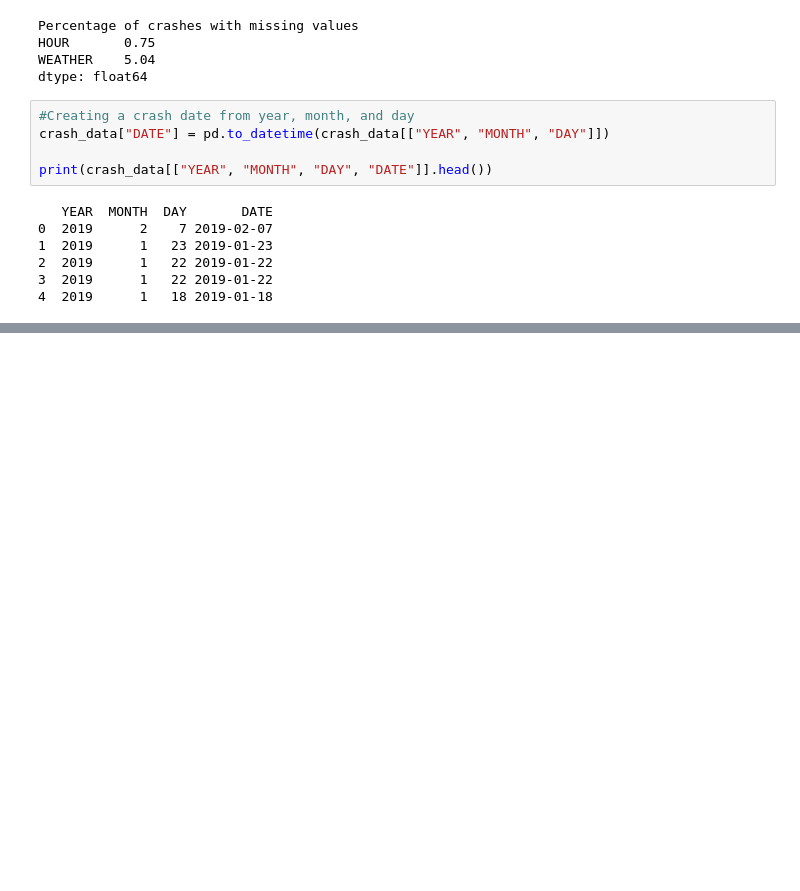
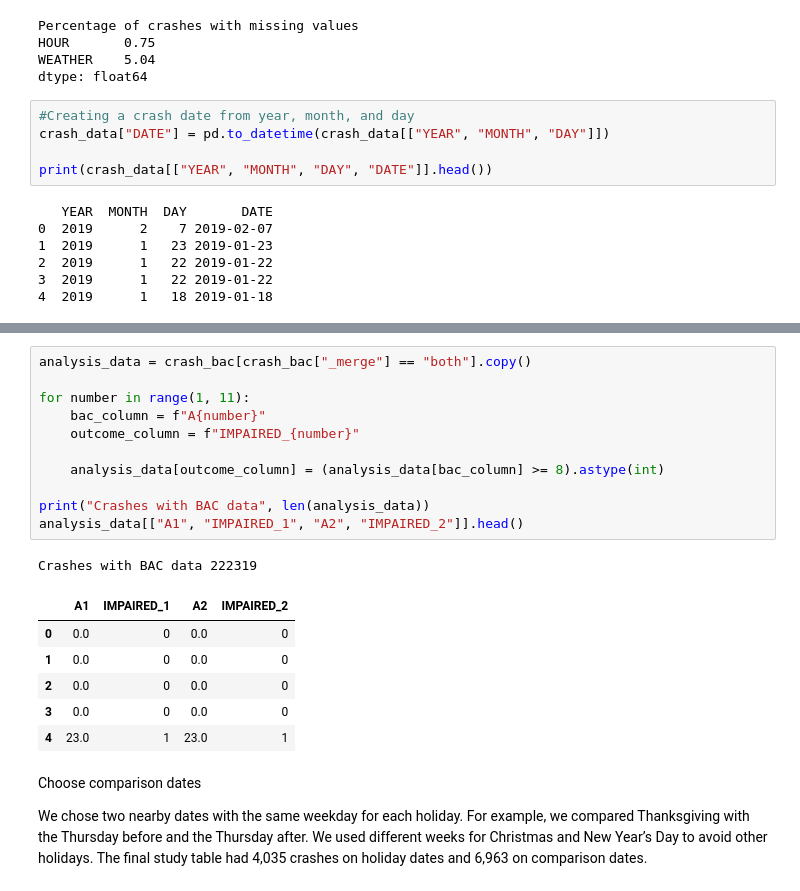
Before and after one commit to Prashriya/DS-325-Final-Project, a Jupyter notebook: FinalProject.ipynb, the cells around one changed output, grey strips where cells are left out. Drawn from its saved outputs; the diff is of its cells as text; blank space fills up the shorter version.

```diff
--- a/FinalProject.ipynb
+++ b/FinalProject.ipynb
@@ -157,0 +177,24 @@ print(holiday_starts)
+# %%
+analysis_data = crash_bac[crash_bac["_merge"] == "both"].copy()
+
+for number in range(1, 11):
+    bac_column = f"A{number}"
+    outcome_column = f"IMPAIRED_{number}"
+
+    analysis_data[outcome_column] = (analysis_data[bac_column] >= 8).astype(int)
+
+print("Crashes with BAC data", len(analysis_data))
+analysis_data[["A1", "IMPAIRED_1", "A2", "IMPAIRED_2"]].head()
+# %% [output]
+Crashes with BAC data 222319
+|  | A1 | IMPAIRED_1 | A2 | IMPAIRED_2 |
+| 0 | 0.0 | 0 | 0.0 | 0 |
+| 1 | 0.0 | 0 | 0.0 | 0 |
+| 2 | 0.0 | 0 | 0.0 | 0 |
+| 3 | 0.0 | 0 | 0.0 | 0 |
+| 4 | 23.0 | 1 | 23.0 | 1 |
+# %% [markdown]
+Choose comparison dates
+
+
+We chose two nearby dates with the same weekday for each holiday. For example, we compared Thanksgiving with the Thursday before and the Thursday after. We used different weeks for Christmas and New Year’s Day to avoid other holidays. The final study table had 4,035 crashes on holiday dates and 6,963 on comparison dates.
```
Also changed, not shown: parts of 19 cells of this notebook.
